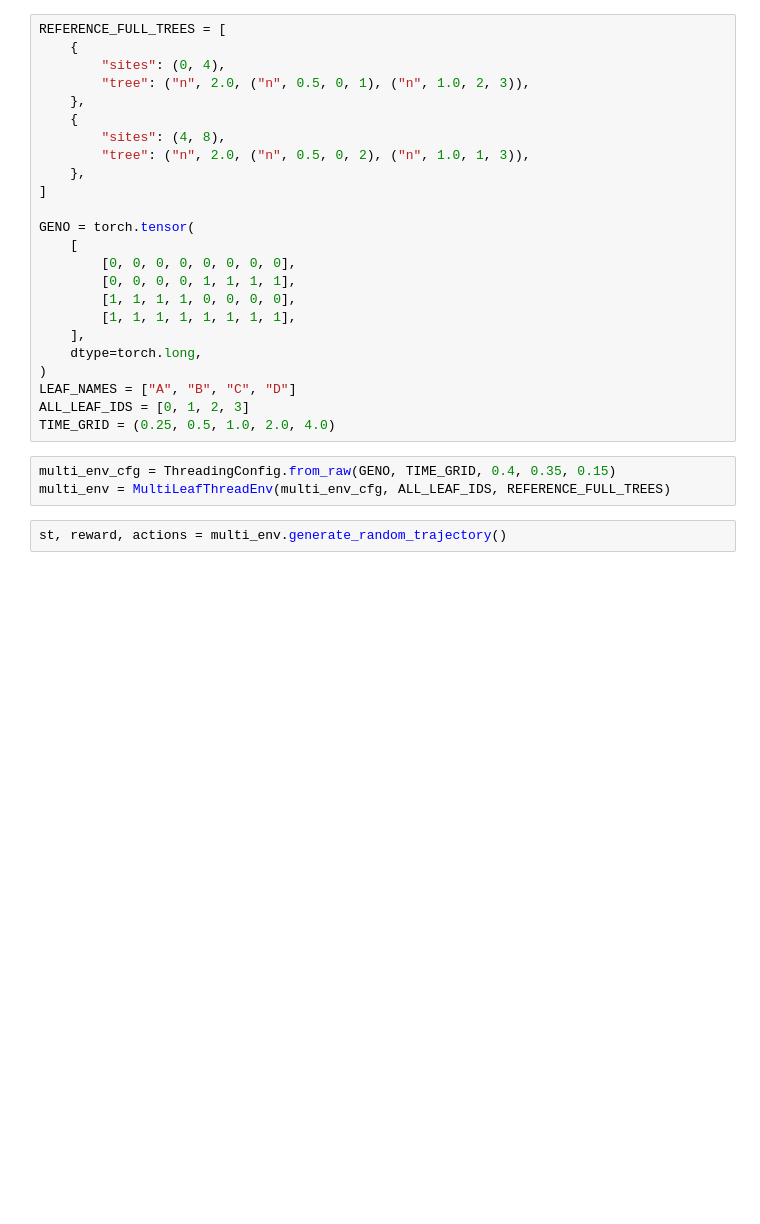
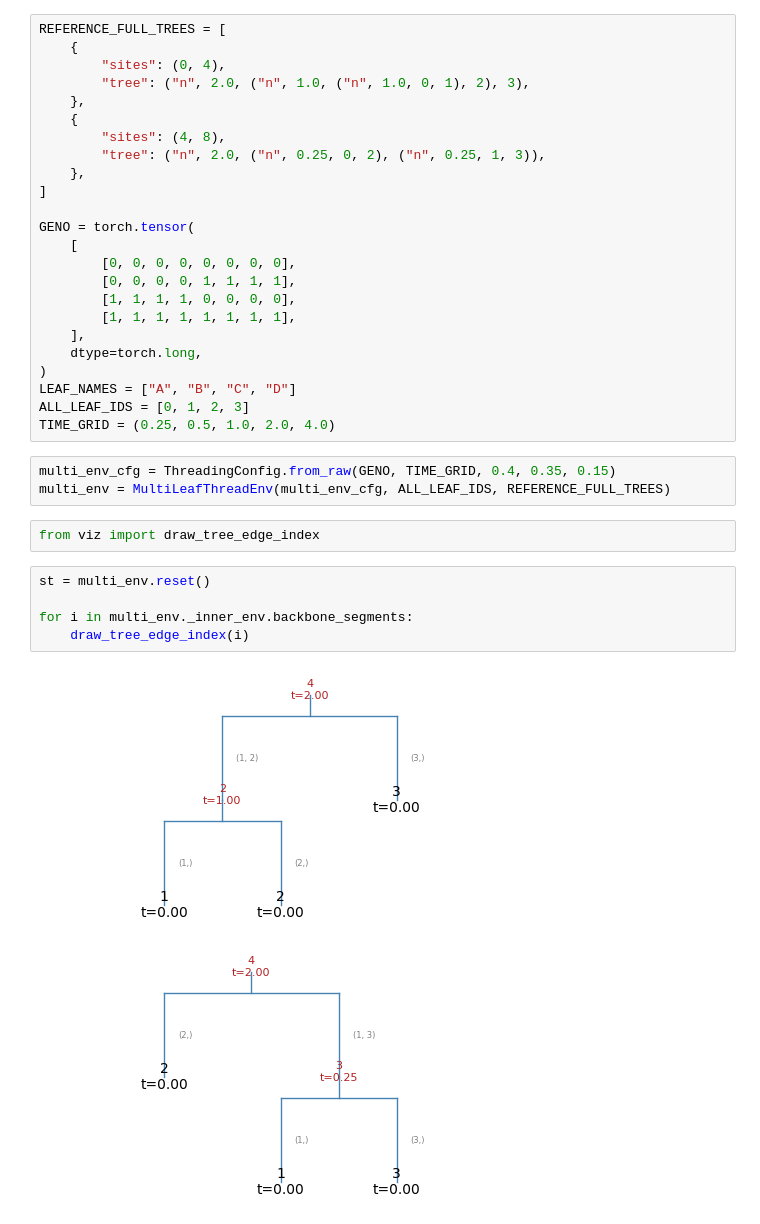
Before and after one commit to pratikkatte/ARG-Optimise, a Jupyter notebook: playground.ipynb, the cells around one changed output. Cells and saved outputs as stored; diff of their text form; blank space fills up the shorter version.

```diff
--- a/playground.ipynb
+++ b/playground.ipynb
@@ -12,11 +12,11 @@ import matplotlib.pyplot as plt
 REFERENCE_FULL_TREES = [
     {
         "sites": (0, 4),
-        "tree": ("n", 2.0, ("n", 0.5, 0, 1), ("n", 1.0, 2, 3)),
+        "tree": ("n", 2.0, ("n", 1.0, ("n", 1.0, 0, 1), 2), 3),
     },
     {
         "sites": (4, 8),
-        "tree": ("n", 2.0, ("n", 0.5, 0, 2), ("n", 1.0, 1, 3)),
+        "tree": ("n", 2.0, ("n", 0.25, 0, 2), ("n", 0.25, 1, 3)),
     },
 ]
 
@@ -35,5 +35,13 @@ TIME_GRID = (0.25, 0.5, 1.0, 2.0, 4.0)
 # %%
 multi_env_cfg = ThreadingConfig.from_raw(GENO, TIME_GRID, 0.4, 0.35, 0.15)
 multi_env = MultiLeafThreadEnv(multi_env_cfg, ALL_LEAF_IDS, REFERENCE_FULL_TREES)
-# %%
-st, reward, actions = multi_env.generate_random_trajectory()
+# %%
+from viz import draw_tree_edge_index
+# %%
+st = multi_env.reset()
+
+for i in multi_env._inner_env.backbone_segments:
+    draw_tree_edge_index(i)
+# %% [output]
+[figure, added]
+[figure, added]
```
Also changed, not shown: parts of 6 cells of this notebook, 4 other files.
